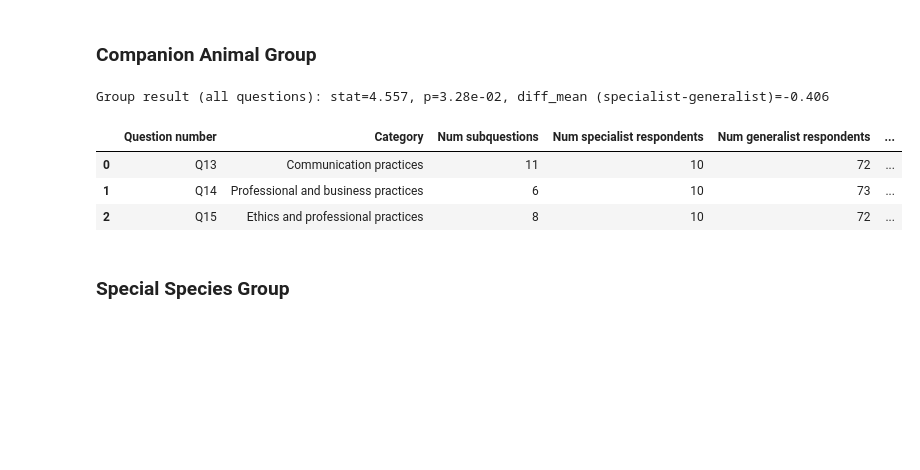
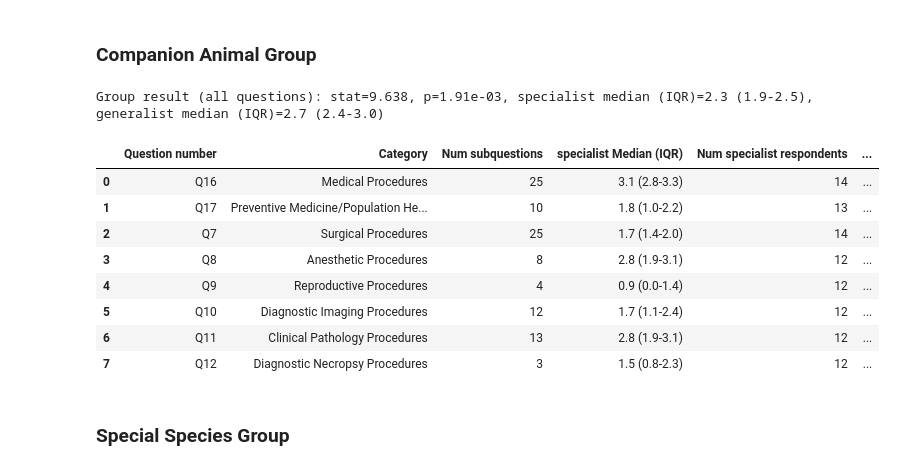
Before and after one commit to nathanbollig/vet-graduate-expectations-survey, a Jupyter notebook: analysis.ipynb, the cells around one changed output. Drawn from its saved outputs; the diff is of its cells as text; code cells hidden in the pictures; blank space fills up the shorter version.

```diff
--- a/analysis.ipynb
+++ b/analysis.ipynb
@@ -59,14 +59,14 @@ The `analysis_mode` variable specifies which two main populations are being comp
     2 - WVMA specialists vs. WVMA generalists
 """
 
-analysis_mode = 2
+analysis_mode = 0
 # %%
 """
 Technical or non-technical.
 
 The nontechnical questions are Q13, Q14, and Q16 for all species categories.
 """
-nontechnical = True
+nontechnical = False
 # %% [markdown]
 Run the following to set up the notebook for this analysis.
 # %%
@@ -357,7 +369,7 @@ def analyze_group(question_list, n_subq_list, question_strings, filtered_pop1_df
 
         # Run analysis
         table, subq_pooled_result, pop1_data, pop2_data = analyze_question(question_number, filtered_pop1_df, filtered_pop2_df, n_subquestions, verbose=False, alpha=alpha)
-        pooled_stat, pooled_p, pooled_diff_mean = subq_pooled_result
+        pooled_stat, pooled_p, pop1_med_iqr_string, pop2_med_iqr_string = subq_pooled_result
         pop1_num_responses = len(pop1_data)
         pop2_num_responses = len(pop2_data)
 
@@ -366,11 +378,11 @@ def analyze_group(question_list, n_subq_list, question_strings, filtered_pop1_df
         subq_tables_names.append('Q'+str(question_number))
 
         # Cache data for group summary
-        row = ['Q'+str(question_number), question_string, n_subquestions, pop1_num_responses, pop2_num_responses, pooled_diff_mean, pooled_stat, pooled_p]
+        row = ['Q'+str(question_number), question_string, n_subquestions, pop1_med_iqr_string, pop1_num_responses, pop2_med_iqr_string, pop2_num_responses, pooled_stat, pooled_p]
         rows.append(row)
 
     # Assemble table of results
-    group_table = pd.DataFrame(rows, columns=["Question number", "Category", "Num subquestions", "Num %s respondents"%(pop1_str,), "Num %s respondents"%(pop2_str,), "Diff Mean (%s-%s)"%(pop1_str, pop2_str), "Stat", "pval"])
+    group_table = pd.DataFrame(rows, columns=["Question number", "Category", "Num subquestions", "%s Median (IQR)"%(pop1_str,), "Num %s respondents"%(pop1_str,), "%s Median (IQR)"%(pop2_str,), "Num %s respondents"%(pop2_str,), "Stat", "pval"])
 
     # Compute composite scores
     pop1_composite_scores,_ = get_composite_scores(filtered_pop1_df, question_list, n_subq_list, force_completion_rate)
@@ -378,12 +390,17 @@ def analyze_group(question_list, n_subq_list, question_strings, filtered_pop1_df
 
     # Apply Kruskal test to pooled data
     pooled_stat, pooled_p = run_kruskal(pop1_composite_scores, pop2_composite_scores)
-    pooled_diff_mean = np.mean(pop1_composite_scores) - np.mean(pop2_composite_scores)
+
+    # Compute medians and IQR
+    pop1_q75, pop1_median, pop1_q25 = np.percentile(pop1_composite_scores, [75, 50, 25])
+    pop2_q75, pop2_median, pop2_q25 = np.percentile(pop2_composite_scores, [75, 50, 25])
+    pop1_med_iqr_string = "%.1f (%.1f-%.1f)" % (pop1_median, pop1_q25, pop1_q75)
+    pop2_med_iqr_string = "%.1f (%.1f-%.1f)" % (pop2_median, pop2_q25, pop2_q75)
 
     # Print
-    print('Group result (all questions): stat=%.3f, p=%.2e, diff_mean (%s-%s)=%.3f' % (pooled_stat, pooled_p, pop1_str, pop2_str, pooled_diff_mean))
+    print('Group result (all questions): stat=%.3f, p=%.2e, %s median (IQR)=%s, %s median (IQR)=%s' % (pooled_stat, pooled_p, pop1_str, pop1_med_iqr_string, pop2_str, pop2_med_iqr_string))
 
-    return group_table, (pooled_stat, pooled_p, pooled_diff_mean), np.sum(n_subq_list), len(pop1_composite_scores), len(pop2_composite_scores), (subq_tables, subq_tables_names)
+    return group_table, (pooled_stat, pooled_p, pop1_med_iqr_string, pop2_med_iqr_string), np.sum(n_subq_list), len(pop1_composite_scores), len(pop2_composite_scores), (subq_tables, subq_tables_names)
 # %%
 # cache data across all groups
 group_data = []
@@ -428,18 +445,23 @@ assert(len(question_list) == len(n_subq_list))
 assert(len(n_subq_list) == len(question_strings))
 # %%
 group_table, pooled_q_stats, n_subquestions, pop1_responses, pop2_responses, subq_data  = analyze_group(question_list, n_subq_list, question_strings, ca_pop1, ca_pop2, alpha=ALPHA)
-pooled_stat, pooled_p, pooled_diff_mean = pooled_q_stats
-group_data.append(["Companion Animal", n_subquestions, pop1_responses, pop2_responses, pooled_diff_mean, pooled_stat, pooled_p])
+pooled_stat, pooled_p, pop1_med_iqr_string, pop2_med_iqr_string = pooled_q_stats
+group_data.append(["Companion Animal", n_subquestions, pop1_responses, pop1_med_iqr_string, pop2_responses, pop2_med_iqr_string, pooled_stat, pooled_p])
 output_tables.append(group_table)
 output_tables_sheet_names.append("Companion Animal")
 output_subq_data.append(subq_data)
 group_table
 # %% [output]
-Group result (all questions): stat=4.557, p=3.28e-02, diff_mean (specialist-generalist)=-0.406
+Group result (all questions): stat=9.638, p=1.91e-03, specialist median (IQR)=2.3 (1.9-2.5), generalist median (IQR)=2.7 (2.4-3.0)
-|  | Question number | Category | Num subquestions | Num specialist respondents | Num generalist respondents | ... |
-| 0 | Q13 | Communication practices | 11 | 10 | 72 | ... |
-| 1 | Q14 | Professional and business practices | 6 | 10 | 73 | ... |
-| 2 | Q15 | Ethics and professional practices | 8 | 10 | 72 | ... |
+|  | Question number | Category | Num subquestions | specialist Median (IQR) | Num specialist respondents | ... |
+| 0 | Q16 | Medical Procedures | 25 | 3.1 (2.8-3.3) | 14 | ... |
+| 1 | Q17 | Preventive Medicine/Population He... | 10 | 1.8 (1.0-2.2) | 13 | ... |
+| 2 | Q7 | Surgical Procedures | 25 | 1.7 (1.4-2.0) | 14 | ... |
+| 3 | Q8 | Anesthetic Procedures | 8 | 2.8 (1.9-3.1) | 12 | ... |
+| 4 | Q9 | Reproductive Procedures | 4 | 0.9 (0.0-1.4) | 12 | ... |
+| 5 | Q10 | Diagnostic Imaging Procedures | 12 | 1.7 (1.1-2.4) | 12 | ... |
+| 6 | Q11 | Clinical Pathology Procedures | 13 | 2.8 (1.9-3.1) | 12 | ... |
+| 7 | Q12 | Diagnostic Necropsy Procedures | 3 | 1.5 (0.8-2.3) | 12 | ... |
 # %% [markdown]
 ### Special Species Group
 # %%
```
Also changed, not shown: parts of 13 cells of this notebook.
